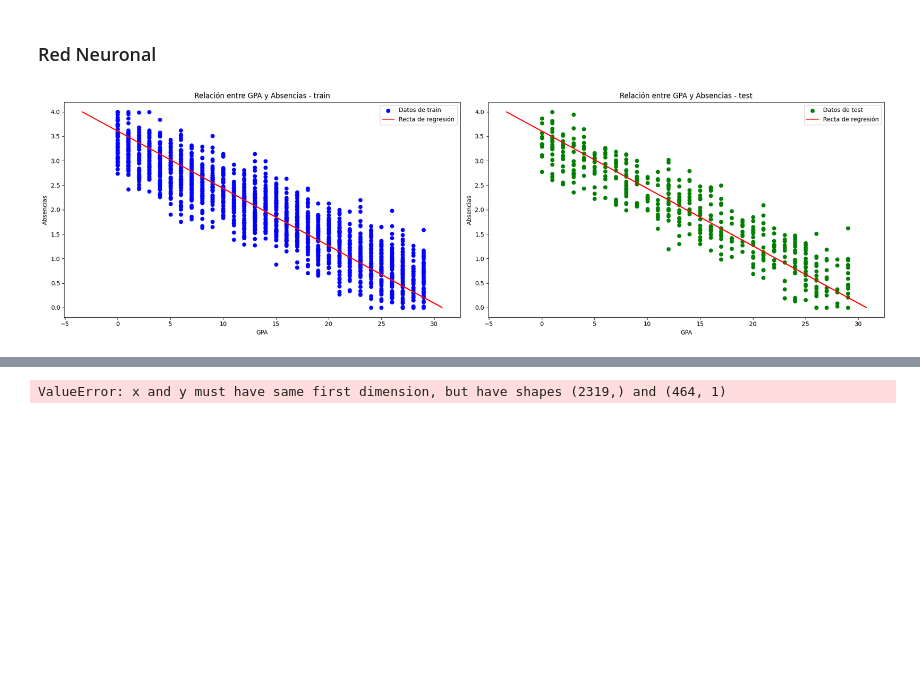
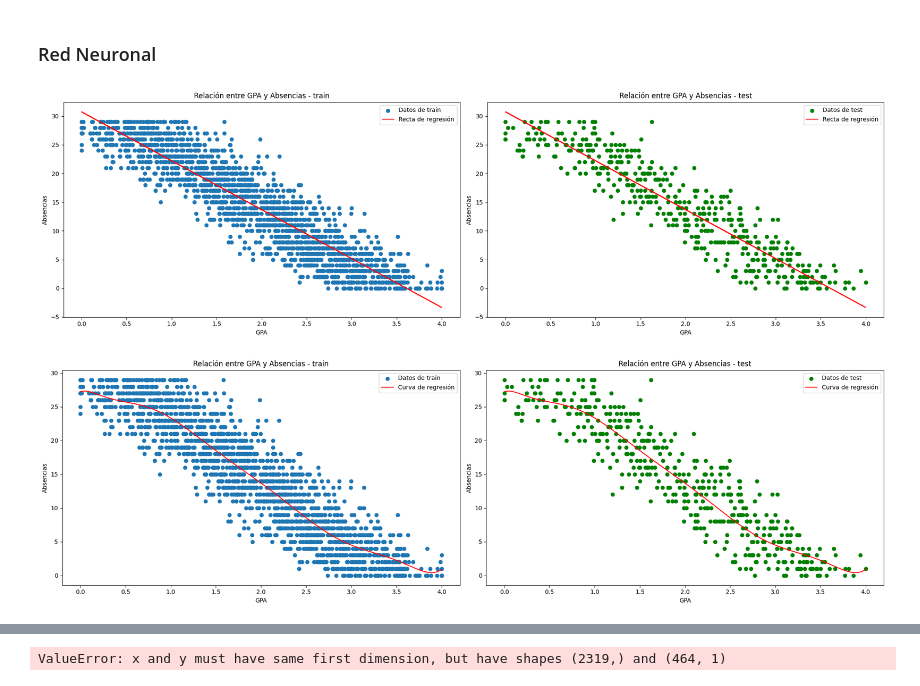
Before and after one commit to MoltenDevLabs/project-4-data-analysis-end-to-end-es, a Jupyter notebook: machine_learning.ipynb, the cells around one changed output, grey strips where cells are left out. Drawn from its saved outputs; the diff is of its cells as text; code cells hidden in the pictures; blank space fills up the shorter version.

```diff
--- a/machine_learning.ipynb
+++ b/machine_learning.ipynb
@@ -139,16 +139,16 @@ def regresion_lineal(X_train, X_test, y_train, y_test, x_n, y_n):
     fig, ax = plt.subplots(1, 2, figsize=(20, 6))  # Crear una figura con dos subgráficos
 
     # Primer subgráfico: Datos de train
-    ax[0].scatter(y_train, X_train[:,0], color='blue', label='Datos de train')
-    ax[0].plot(y_pred_train, X_train, color='red', label='Recta de regresión')
+    ax[0].scatter(X_train, y_train, label='Datos de train')
+    ax[0].plot(X_train, y_pred_train, color='red', label='Recta de regresión')
     ax[0].set_title('Relación entre GPA y Absencias - train')
     ax[0].set_xlabel('GPA')
     ax[0].set_ylabel('Absencias')
     ax[0].legend()
 
     # Segundo subgráfico: Datos de test
-    ax[1].scatter(y_test, X_test[:,0], color='green', label='Datos de test')
-    ax[1].plot(y_pred_train, X_train, color='red', label='Recta de regresión')
+    ax[1].scatter(X_test, y_test, color='green', label='Datos de test')
+    ax[1].plot(X_train, y_pred_train, color='red', label='Recta de regresión')
     ax[1].set_title('Relación entre GPA y Absencias - test')
     ax[1].set_xlabel('GPA')
     ax[1].set_ylabel('Absencias')
@@ -271,21 +290,22 @@ def regresion_neuronal(x, y, x_n, y_n):
 # %%
 x_n = 'GPA'
 y_n = 'Absences'
 
 x = pd.Series(df[x_n])
 y = pd.Series(df[y_n])
 
 # Dividir los datos en conjuntos de entrenamiento y prueba
 X_train, X_test, y_train, y_test = train_test_split(x.values.reshape(-1, 1), y.values.reshape(-1, 1), test_size=0.2, random_state=42)
 
 models = {'Regresión Lineal': regresion_lineal(X_train, X_test, y_train, y_test, x_n, y_n),
-              #'Regresión Polinomica': regresion_polinomica(x, y, x_n, y_n),
+              'Regresión Polinomica': regresion_polinomica(X_train, X_test, y_train, y_test, x_n, y_n),
               #'Regresión Neuronal': regresion_neuronal(x, y, x_n, y_n),
 }
 
 comparison = compare_models(models)
 # %% [output]
-[figure, old version]
+[figure, new version]
+[figure, added]
 # %%
 comparison
 # %% [output]
```
Also changed, not shown: parts of 2 cells of this notebook.
